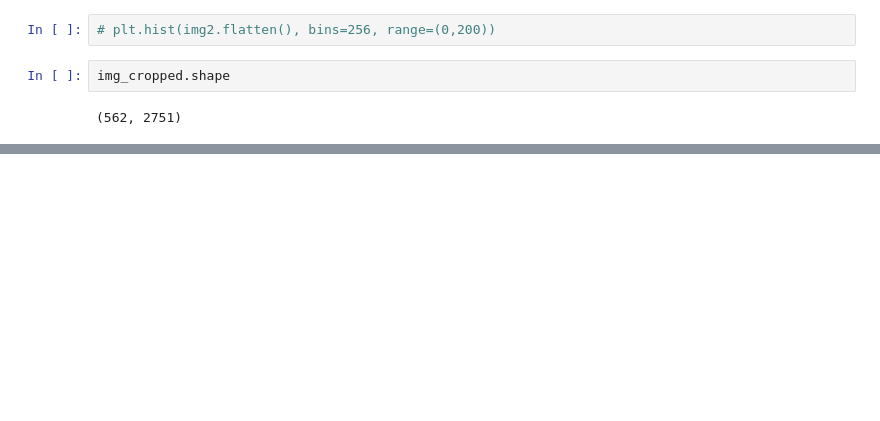
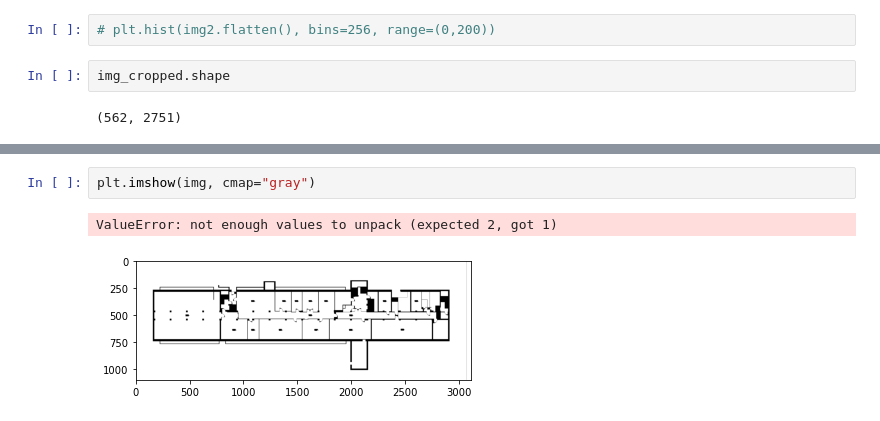
Before and after one commit to thearkamitra/HackZurich2022_LIT, a Jupyter notebook: Corner_explore.ipynb, the cells around one changed output, grey strips where cells are left out. Drawn from its saved outputs; the diff is of its cells as text; blank space fills up the shorter version.

```diff
--- a/Corner_explore.ipynb
+++ b/Corner_explore.ipynb
@@ -51,0 +118,5 @@ img_cropped.shape
+# %%
+plt.imshow(img, cmap="gray")
+# %% [output]
+ValueError: not enough values to unpack (expected 2, got 1)
+[figure, added]
```
Also changed, not shown: parts of 20 cells of this notebook.
